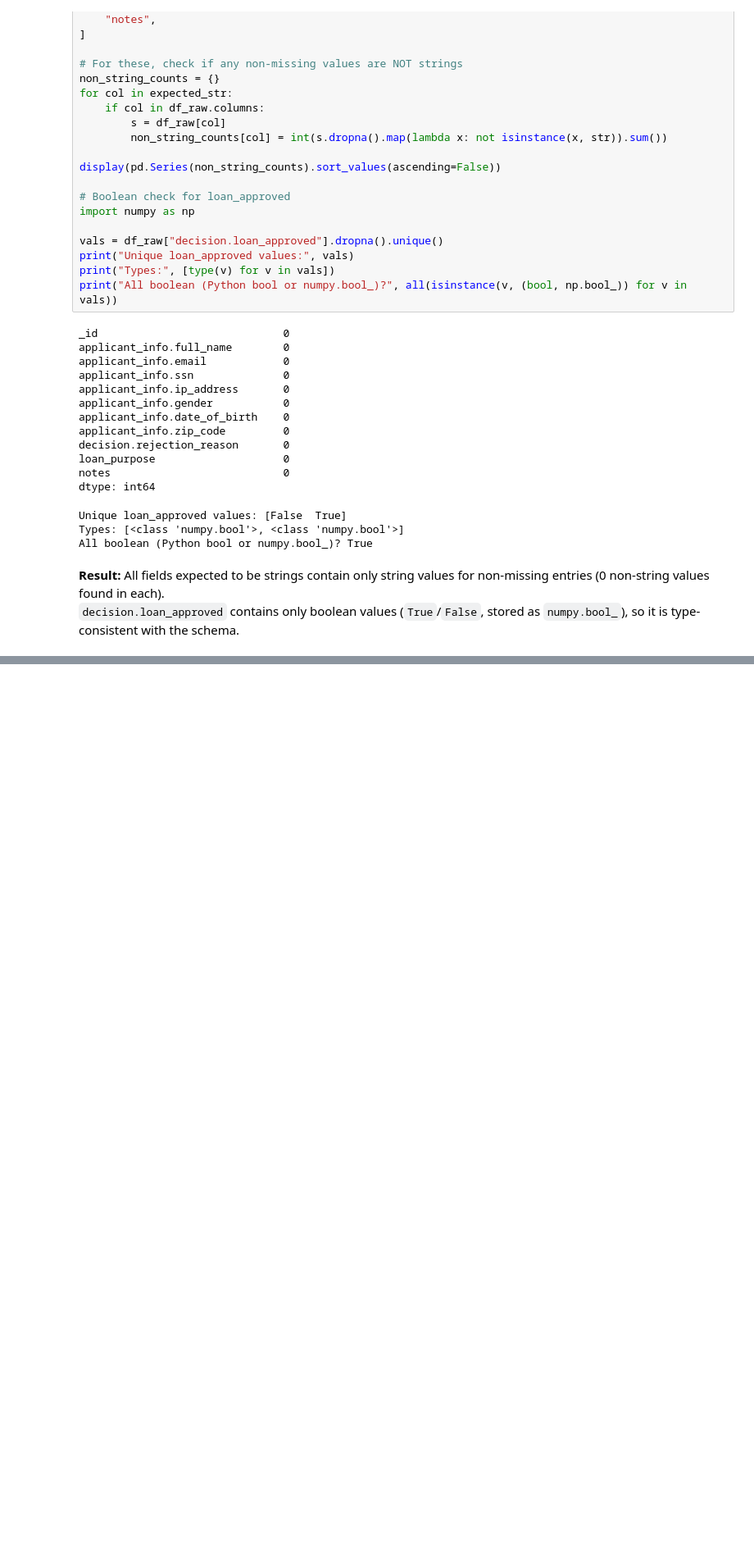
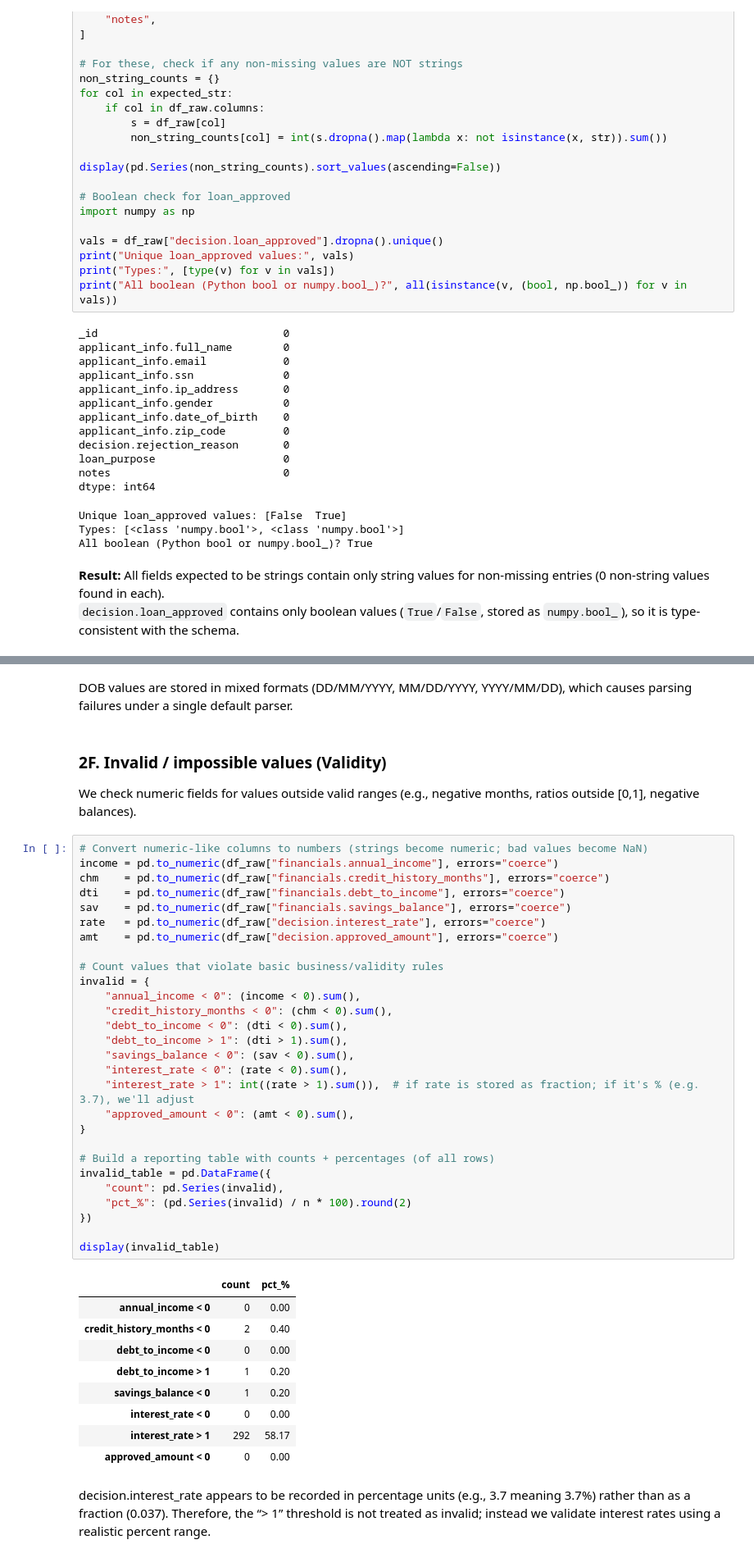
Before and after one commit to catarinapalma01/dego-project-team3, a Jupyter notebook: notebooks/01-data-quality.ipynb, the cells around one changed output, grey strips where cells are left out. Shown at 82% size. Drawn from its saved outputs; the diff is of its cells as text; blank space fills up the shorter version.

```diff
--- a/notebooks/01-data-quality.ipynb
+++ b/notebooks/01-data-quality.ipynb
@@ -419,0 +519,46 @@ All boolean (Python bool or numpy.bool_)? True
+# %% [markdown]
+DOB values are stored in mixed formats (DD/MM/YYYY, MM/DD/YYYY, YYYY/MM/DD), which causes parsing failures under a single default parser.
+# %% [markdown]
+### 2F. Invalid / impossible values (Validity)
+
+We check numeric fields for values outside valid ranges (e.g., negative months, ratios outside [0,1], negative balances).
+# %%
+# Convert numeric-like columns to numbers (strings become numeric; bad values become NaN)
+income = pd.to_numeric(df_raw["financials.annual_income"], errors="coerce")
+chm    = pd.to_numeric(df_raw["financials.credit_history_months"], errors="coerce")
+dti    = pd.to_numeric(df_raw["financials.debt_to_income"], errors="coerce")
+sav    = pd.to_numeric(df_raw["financials.savings_balance"], errors="coerce")
+rate   = pd.to_numeric(df_raw["decision.interest_rate"], errors="coerce")
+amt    = pd.to_numeric(df_raw["decision.approved_amount"], errors="coerce")
+
+# Count values that violate basic business/validity rules
+invalid = {
+    "annual_income < 0": (income < 0).sum(),
+    "credit_history_months < 0": (chm < 0).sum(),
+    "debt_to_income < 0": (dti < 0).sum(),
+    "debt_to_income > 1": (dti > 1).sum(),
+    "savings_balance < 0": (sav < 0).sum(),
+    "interest_rate < 0": (rate < 0).sum(),
+    "interest_rate > 1": int((rate > 1).sum()),  # if rate is stored as fraction; if it's % (e.g. 3.7), we'll adjust
+    "approved_amount < 0": (amt < 0).sum(),
+}
+
+# Build a reporting table with counts + percentages (of all rows)
+invalid_table = pd.DataFrame({
+    "count": pd.Series(invalid),
+    "pct_%": (pd.Series(invalid) / n * 100).round(2)
+})
+
+display(invalid_table)
+# %% [output]
+|  | count | pct_% |
+| annual_income < 0 | 0 | 0.00 |
+| credit_history_months < 0 | 2 | 0.40 |
+| debt_to_income < 0 | 0 | 0.00 |
+| debt_to_income > 1 | 1 | 0.20 |
+| savings_balance < 0 | 1 | 0.20 |
+| interest_rate < 0 | 0 | 0.00 |
+| interest_rate > 1 | 292 | 58.17 |
+| approved_amount < 0 | 0 | 0.00 |
+# %% [markdown]
+decision.interest_rate appears to be recorded in percentage units (e.g., 3.7 meaning 3.7%) rather than as a fraction (0.037). Therefore, the “> 1” threshold is not treated as invalid; instead we validate interest rates using a realistic percent range.
```
Also changed, not shown: parts of 15 cells of this notebook.
